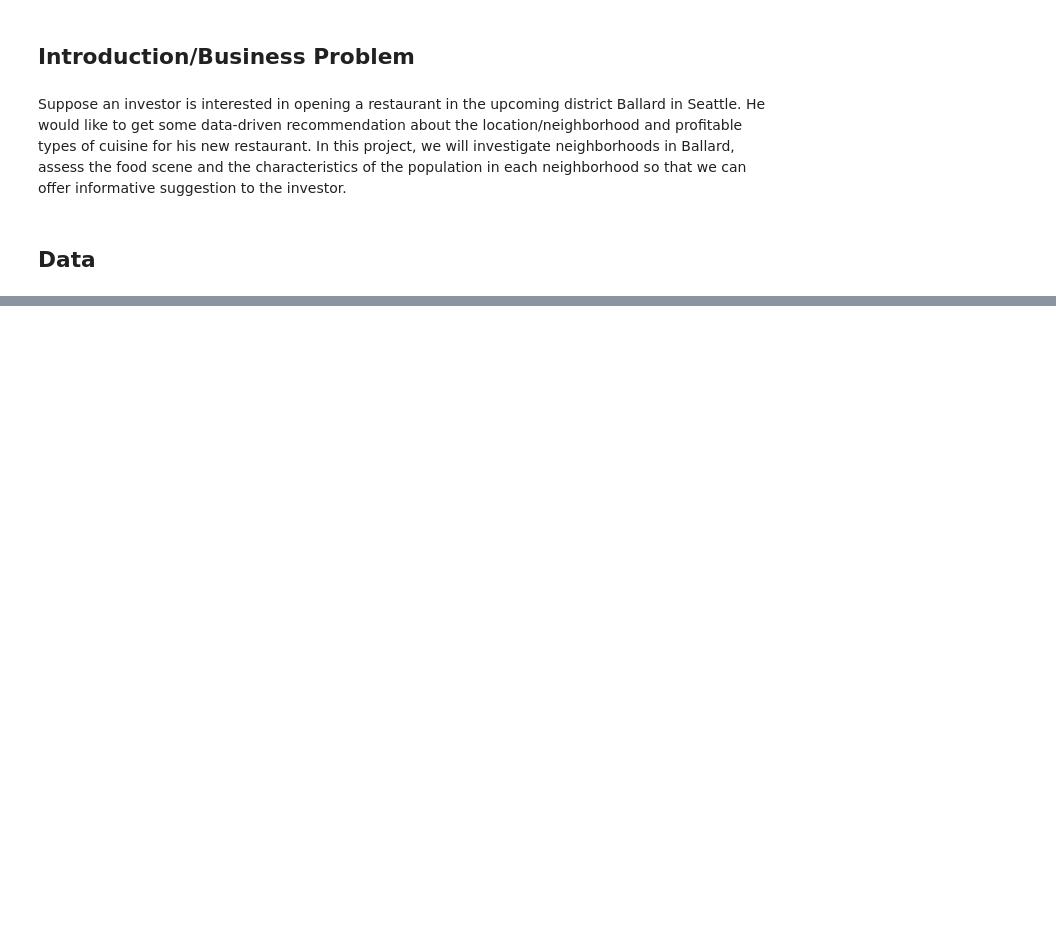
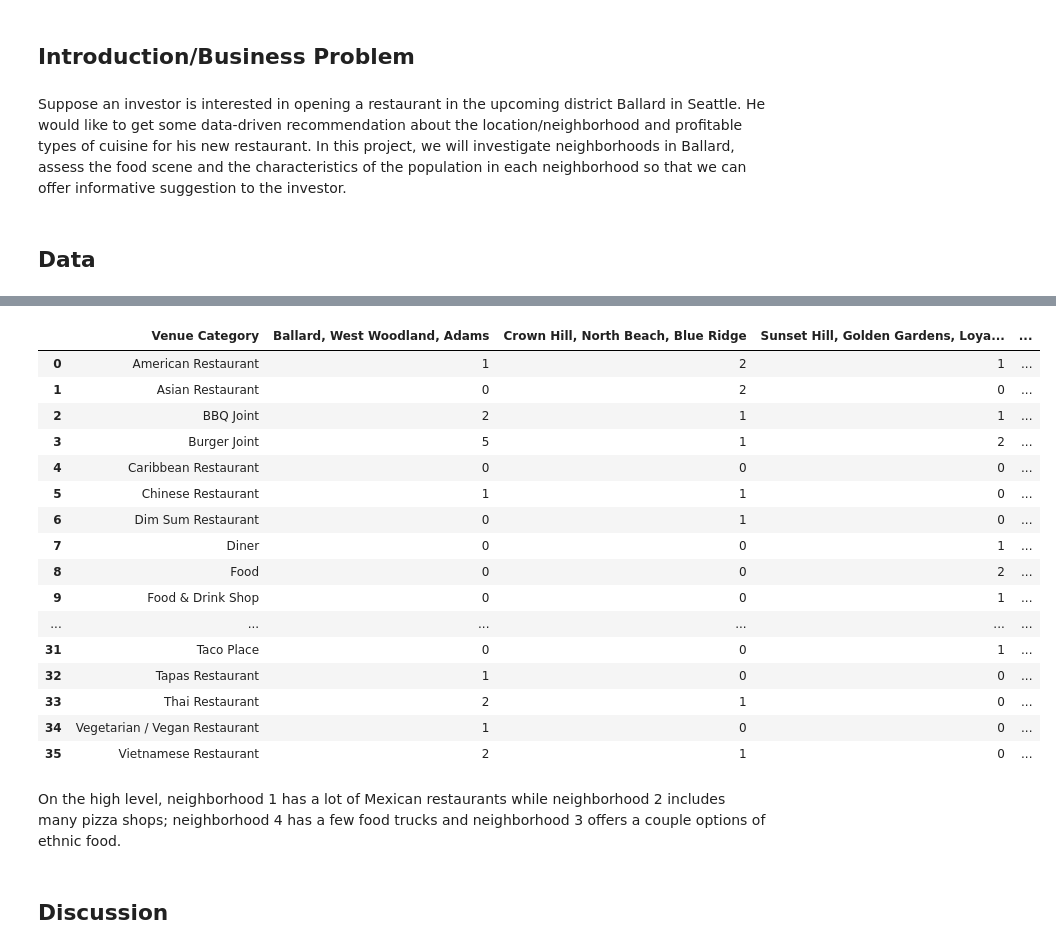
Before and after one commit to trangtha/Coursera_Capstone, a Jupyter notebook: Capstone_Project.ipynb, the cells around one changed output, grey strips where cells are left out. Cells and saved outputs as stored; diff of their text form; code cells hidden in the pictures; blank space fills up the shorter version.

Commit message:
Battle of the Neighborhoods

```diff
--- a/Capstone_Project.ipynb
+++ b/Capstone_Project.ipynb
@@ -18,0 +69,25 @@ Furthermore, to understand what might attract the locals, we will look at some d
+# %%
+import pandas as pd
+pd.read_csv('C:\\Users\\trang\Downloads\sum.csv')
+# %% [output]
+|  | Venue Category | Ballard, West Woodland, Adams | Crown Hill, North Beach, Blue Ridge | Sunset Hill, Golden Gardens, Loya... | ... |
+| 0 | American Restaurant | 1 | 2 | 1 | ... |
+| 1 | Asian Restaurant | 0 | 2 | 0 | ... |
+| 2 | BBQ Joint | 2 | 1 | 1 | ... |
+| 3 | Burger Joint | 5 | 1 | 2 | ... |
+| 4 | Caribbean Restaurant | 0 | 0 | 0 | ... |
+| 5 | Chinese Restaurant | 1 | 1 | 0 | ... |
+| 6 | Dim Sum Restaurant | 0 | 1 | 0 | ... |
+| 7 | Diner | 0 | 0 | 1 | ... |
+| 8 | Food | 0 | 0 | 2 | ... |
+| 9 | Food & Drink Shop | 0 | 0 | 1 | ... |
+| ... | ... | ... | ... | ... | ... |
+| 31 | Taco Place | 0 | 0 | 1 | ... |
+| 32 | Tapas Restaurant | 1 | 0 | 0 | ... |
+| 33 | Thai Restaurant | 2 | 1 | 0 | ... |
+| 34 | Vegetarian / Vegan Restaurant | 1 | 0 | 0 | ... |
+| 35 | Vietnamese Restaurant | 2 | 1 | 0 | ... |
+# %% [markdown]
+On the high level, neighborhood 1 has a lot of Mexican restaurants while neighborhood 2 includes many pizza shops; neighborhood 4 has a few food trucks and neighborhood 3 offers a couple options of ethnic food.
+# %% [markdown]
+## Discussion <a name="discussion"></a>
```
Also changed, not shown: parts of 12 cells of this notebook.
